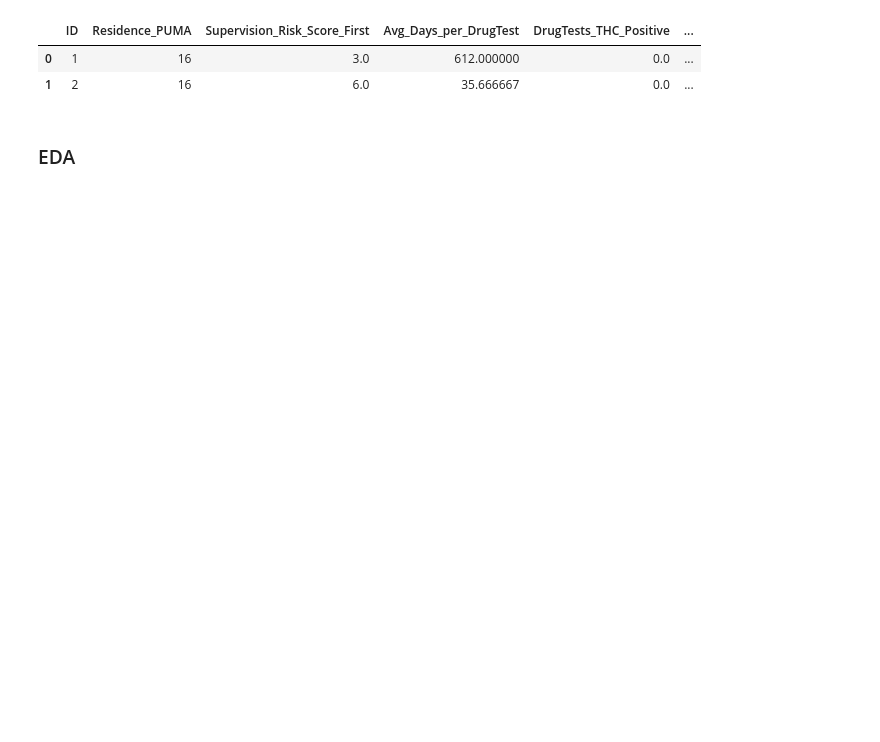
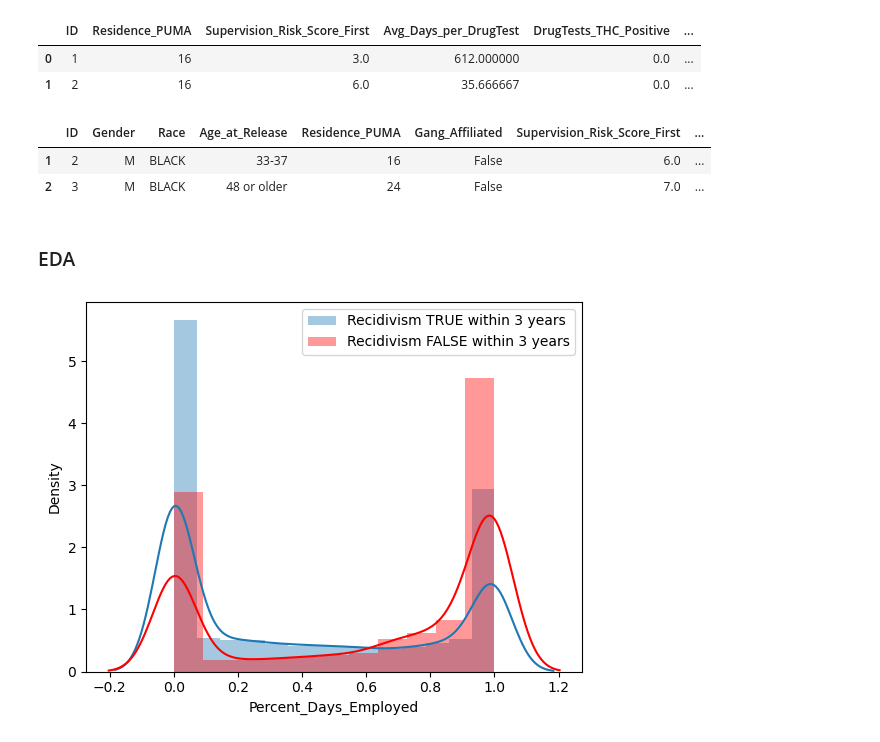
Before and after one commit to franknvk/NIJ-Recidivism-Forecasting-Group-Project, a Jupyter notebook: 1_EDA_DS.ipynb, the cells around one changed output. Drawn from its saved outputs; the diff is of its cells as text; code cells hidden in the pictures; blank space fills up the shorter version.

```diff
--- a/1_EDA_DS.ipynb
+++ b/1_EDA_DS.ipynb
@@ -57,5 +90,28 @@ df_numeric.head(2)
 |  | ID | Residence_PUMA | Supervision_Risk_Score_First | Avg_Days_per_DrugTest | DrugTests_THC_Positive | ... |
 | 0 | 1 | 16 | 3.0 | 612.000000 | 0.0 | ... |
 | 1 | 2 | 16 | 6.0 | 35.666667 | 0.0 | ... |
+# %%
+# create separate df for recidivism within 3 years T or F
+recid_true = recid_df[(recid_df['Recidivism_Within_3years'] == True)].copy()
+recid_false = recid_df[(recid_df['Recidivism_Within_3years'] == False)].copy()
+# %%
+recid_true.head(2)
+# %% [output]
+|  | ID | Gender | Race | Age_at_Release | Residence_PUMA | Gang_Affiliated | Supervision_Risk_Score_First | ... |
+| 1 | 2 | M | BLACK | 33-37 | 16 | False | 6.0 | ... |
+| 2 | 3 | M | BLACK | 48 or older | 24 | False | 7.0 | ... |
 # %% [markdown]
 ### EDA
+# %%
+data1 = recid_true[recid_true['Employment_Exempt'] == False]
+data2 = recid_false[recid_false['Employment_Exempt'] == False]
+
+
+sns.distplot(data1['Percent_Days_Employed'], label='Recidivism TRUE within 3 years')
+sns.distplot(data2['Percent_Days_Employed'], color='red', label='Recidivism FALSE within 3 years')
+plt.legend();
+
+
+# If an individual is not exempt from working during parole, if they are employed for 60% of the time, they are more likely to not be reincarcerated
+# %% [output]
+[figure, added]
```
Also changed, not shown: parts of 20 cells of this notebook.
